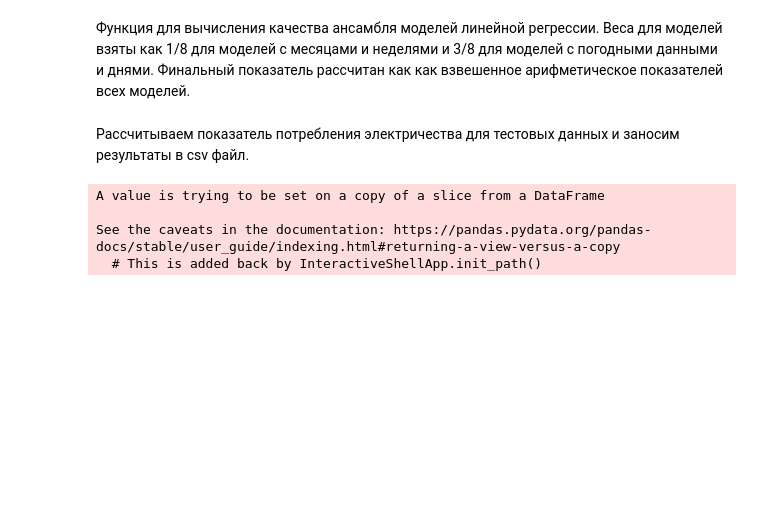
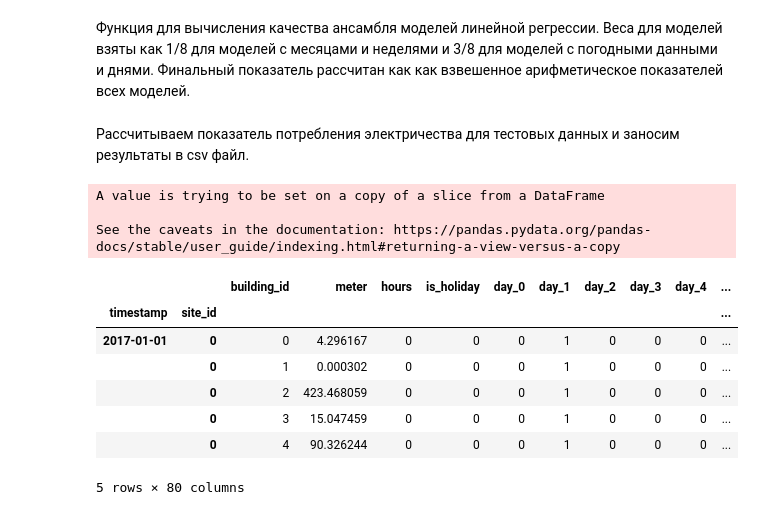
Before and after one commit to Mitleyfer/Machine-Learning-Portfolio, a Jupyter notebook: Machine Learning 1. Linear Regression.ipynb, the cells around one changed output. Drawn from its saved outputs; the diff is of its cells as text; code cells hidden in the pictures; blank space fills up the shorter version.

```diff
--- a/Machine Learning 1. Linear Regression.ipynb
+++ b/Machine Learning 1. Linear Regression.ipynb
@@ -840,10 +840,7 @@ def calculate_test_data(df, weather_model, days_model, week_model, month_model):
         model_2 = days_model[i[1][0]][i[1][2]]
         model_3 = week_model[i[1][0]][i[1][2]]
         model_4 = month_model[i[1][0]][i[1][2]]
-        total_lr = (3 / 8) * ((np.sum([c * v for c, v in zip(model_1, i[1][75:])]))
-                   + (np.sum([c * v for c, v in zip(model_2, i[1][3:11])])))
-        + (1 / 8) * ((np.sum([c * v for c, v in zip(model_3, i[1][11:63])]))
-                   + (np.sum([c * v for c, v in zip(model_4, i[63:75])])))
+        total_lr = (3 / 8) * ((np.sum([c * v for c, v in zip(model_1, i[1][75:])])) + (np.sum([c * v for c, v in zip(model_2, i[1][3:11])]))) + (1 / 8) * ((np.sum([c * v for c, v in zip(model_3, i[1][11:63])])) + (np.sum([c * v for c, v in zip(model_4, i[1][63:75])])))
         df['meter'][row] = np.exp(total_lr)
     return df
 # %% [markdown]
@@ -855,7 +852,17 @@ result = calculate_test_data(test, weather_model, days_model, week_model, month_
 A value is trying to be set on a copy of a slice from a DataFrame
 
 See the caveats in the documentation: https://pandas.pydata.org/pandas-docs/stable/user_guide/indexing.html#returning-a-view-versus-a-copy
-  # This is added back by InteractiveShellApp.init_path()
+# %%
+result.head()
+# %% [output]
+|  |  | building_id | meter | hours | is_holiday | day_0 | day_1 | day_2 | day_3 | day_4 | ... |
+| timestamp | site_id |  |  |  |  |  |  |  |  |  | ... |
+| 2017-01-01 | 0 | 0 | 4.296167 | 0 | 0 | 0 | 1 | 0 | 0 | 0 | ... |
+|  | 0 | 1 | 0.000302 | 0 | 0 | 0 | 1 | 0 | 0 | 0 | ... |
+|  | 0 | 2 | 423.468059 | 0 | 0 | 0 | 1 | 0 | 0 | 0 | ... |
+|  | 0 | 3 | 15.047459 | 0 | 0 | 0 | 1 | 0 | 0 | 0 | ... |
+|  | 0 | 4 | 90.326244 | 0 | 0 | 0 | 1 | 0 | 0 | 0 | ... |
+5 rows × 80 columns
 # %%
 result = result['meter']
 result.to_csv('submission.csv', index = False)
```
Also changed, not shown: 1 other file.
